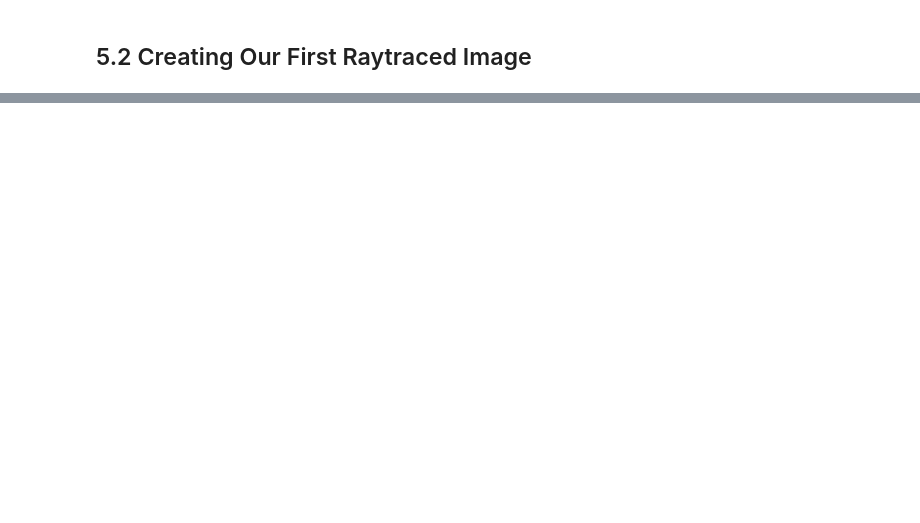
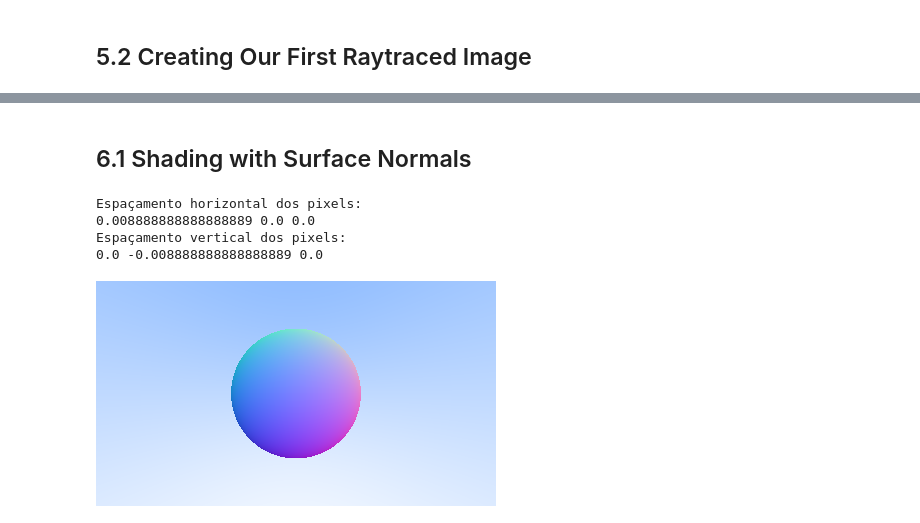
Before and after one commit to GregorioFornetti/atividades-cg, a Jupyter notebook: tutorial/tutorial.ipynb, the cells around one changed output, grey strips where cells are left out. Saved outputs shown, nothing was run; the diff lists cells and outputs as text; code cells hidden in the pictures; blank space fills up the shorter version.

```diff
--- a/tutorial/tutorial.ipynb
+++ b/tutorial/tutorial.ipynb
@@ -122,0 +123,35 @@ Espaçamento vertical dos pixels:
+# %% [markdown]
+## 6.1 Shading with Surface Normals
+# %%
+def hit_sphere(center: Point3, radius: float, ray: Ray):
+    oc = ray.origin - center
+    a = ray.direction.dot(ray.direction)
+    b = 2 * oc.dot(ray.direction)
+    c = oc.dot(oc) - radius ** 2
+
+    discriminant = b ** 2 - 4 * a * c
+
+    if discriminant < 0:
+        return -1
+    else:
+        return (-b -np.sqrt(discriminant)) / (2.0 * a)
+
+def ray_color(ray: Ray):
+    # Se acertar a esfera, pinta de vermelho
+    t = hit_sphere(Point3([0, 0, -1]), 0.5, ray)
+    if t > 0:
+        normal = (ray.at(t) - Vec3([0, 0, -1])).unit_vector()
+        return 0.5 * Color([normal.x + 1, normal.y + 1, normal.z + 1])
+
+    # Se não, pinta com o fundo (degradê)
+    unit_direction = ray.direction.unit_vector()
+    a = 0.5 * (unit_direction.y + 1.0)
+    return (1.0 - a) * Color([1.0, 1.0, 1.0]) + a * Color([0.5, 0.7, 1.0])
+
+raytrace_pipeline('3-sphere-with-normals.png')
+# %% [output]
+Espaçamento horizontal dos pixels:
+0.008888888888888889 0.0 0.0
+Espaçamento vertical dos pixels:
+0.0 -0.008888888888888889 0.0
+[figure, added]
```
Also changed, not shown: parts of 2 cells of this notebook, 5 other files.
